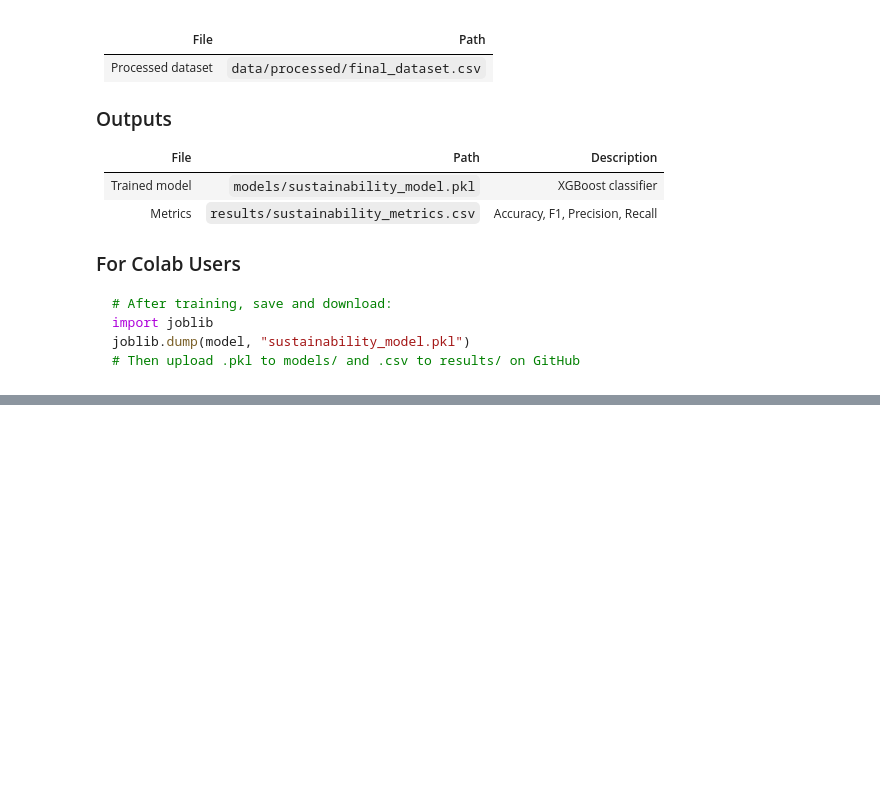
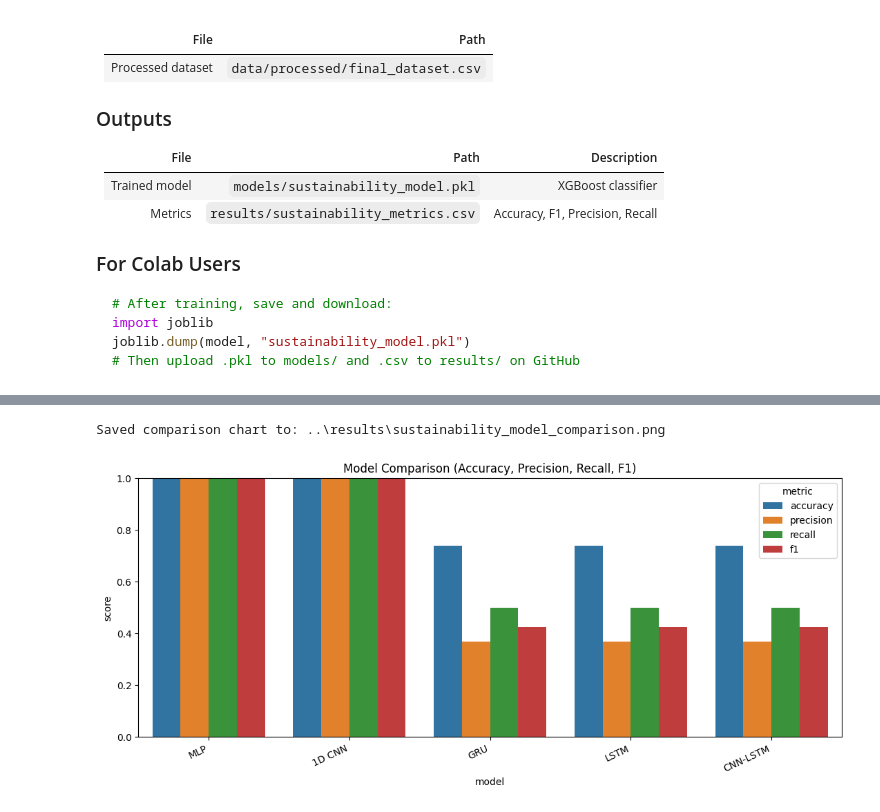
Before and after one commit to KhushiChandak04/Aquaculture-MajorProject, a Jupyter notebook: notebooks/03_sustainability_shravya.ipynb, the cells around one changed output, grey strips where cells are left out. Drawn from its saved outputs; the diff is of its cells as text; code cells hidden in the pictures; blank space fills up the shorter version.

Commit message:
shravya module sustainability

```diff
--- a/notebooks/03_sustainability_shravya.ipynb
+++ b/notebooks/03_sustainability_shravya.ipynb
@@ -52,8 +59,6 @@ import shap
 # DATA_PATH = "final_dataset.csv"          # Colab
 DATA_PATH = os.path.join("..", "data", "processed", "final_dataset.csv")  # Local
 
-# df = pd.read_csv(DATA_PATH)
-# print(f"Dataset shape: {df.shape}")
-# df.head()
-
-print("TODO: Uncomment after final_dataset.csv is available")
+df = pd.read_csv(DATA_PATH)
+print(f"Dataset shape: {df.shape}")
+df.head()
@@ -122,0 +217,5 @@ print("TODO: Uncomment to save model and metrics")
+# %%
+# ============================================================
+# METRICS STORE (Accuracy, Precision, Recall, F1)
+# ============================================================
+model_metrics = {}
@@ -122,0 +611,36 @@ print("TODO: Uncomment to save model and metrics")
+# %%
+# ============================================================
+# COMPARISON GRAPH (all 5 models in one chart)
+# ============================================================
+if not model_metrics:
+    raise ValueError("model_metrics is empty. Run the model cells first.")
+
+model_order = ["MLP", "1D CNN", "GRU", "LSTM", "CNN-LSTM"]
+metrics_df = pd.DataFrame(model_metrics).T
+available = [m for m in model_order if m in metrics_df.index]
+missing = [m for m in model_order if m not in metrics_df.index]
+if missing:
+    print(f"Missing models in metrics: {missing}. Run those model cells first.")
+
+metrics_df = metrics_df.loc[available]
+
+plot_df = metrics_df[["accuracy", "precision", "recall", "f1"]].reset_index().rename(columns={"index": "model"})
+plot_df = plot_df.melt(id_vars="model", var_name="metric", value_name="score")
+
+plt.figure(figsize=(11, 5))
+sns.barplot(data=plot_df, x="model", y="score", hue="metric")
+plt.title("Model Comparison (Accuracy, Precision, Recall, F1)")
+plt.ylim(0, 1)
+plt.xticks(rotation=25, ha="right")
+plt.legend(title="metric", loc="upper right")
+plt.tight_layout()
+
+results_dir = os.path.join("..", "results")
+os.makedirs(results_dir, exist_ok=True)
+comparison_path = os.path.join(results_dir, "sustainability_model_comparison.png")
+plt.savefig(comparison_path, dpi=200, bbox_inches="tight")
+print(f"Saved comparison chart to: {comparison_path}")
+plt.show()
+# %% [output]
+Saved comparison chart to: ..\results\sustainability_model_comparison.png
+[figure, added]
```
Also changed, not shown: parts of 18 cells of this notebook, 11 other files.
